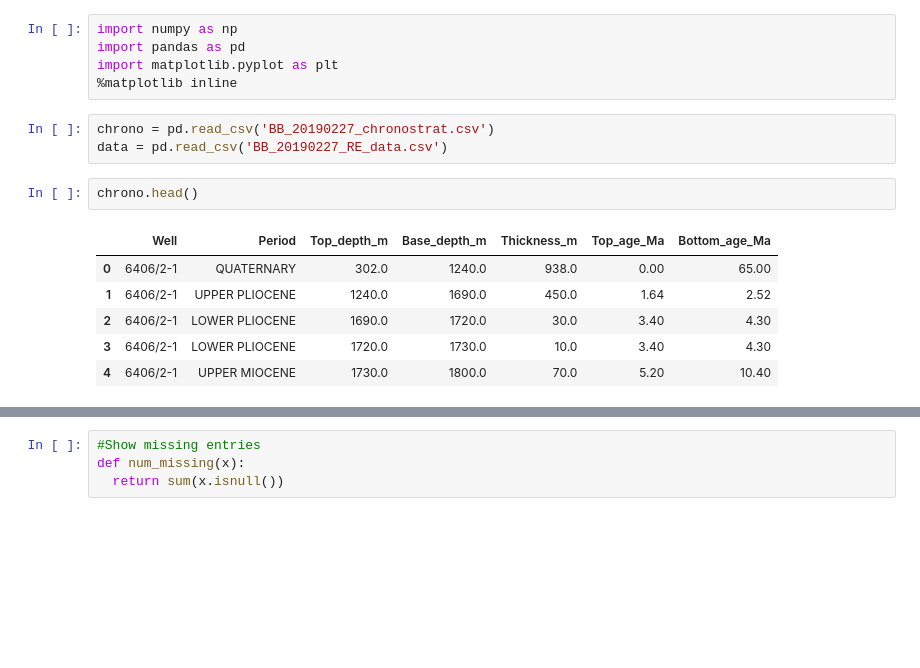
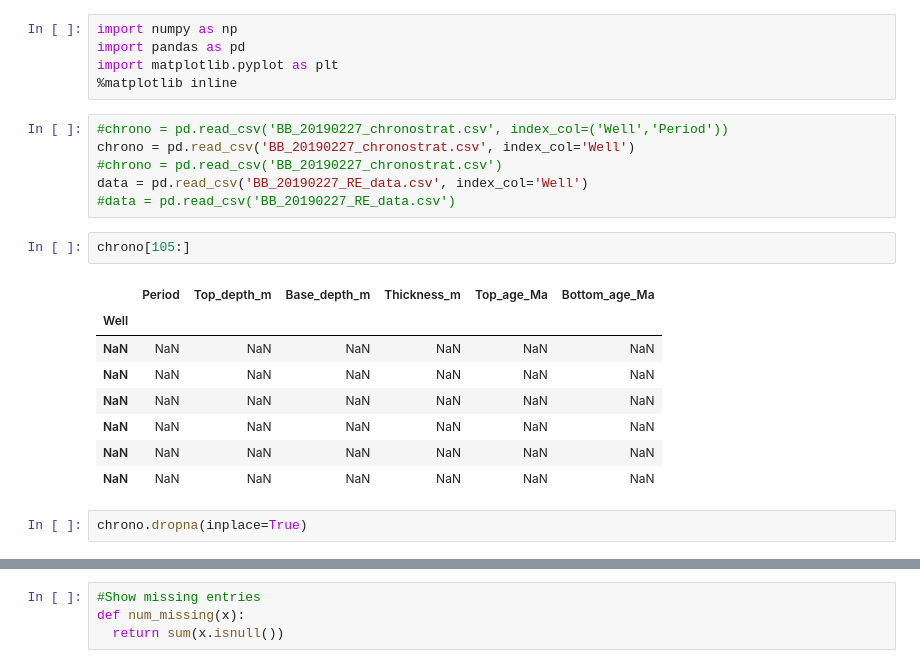
Before and after one commit to ABDunbar/Chronostrat-RE-data-merge, a Jupyter notebook: Chrono_RE_data_combine.ipynb, the cells around one changed output, grey strips where cells are left out. Cells and saved outputs as stored; diff of their text form; blank space fills up the shorter version.

```diff
--- a/Chrono_RE_data_combine.ipynb
+++ b/Chrono_RE_data_combine.ipynb
@@ -3,15 +3,22 @@ import numpy as np
 import pandas as pd
 import matplotlib.pyplot as plt
 %matplotlib inline
-# %%
-chrono = pd.read_csv('BB_20190227_chronostrat.csv')
-data = pd.read_csv('BB_20190227_RE_data.csv')
+# %%
+#chrono = pd.read_csv('BB_20190227_chronostrat.csv', index_col=('Well','Period'))
+chrono = pd.read_csv('BB_20190227_chronostrat.csv', index_col='Well')
+#chrono = pd.read_csv('BB_20190227_chronostrat.csv')
+data = pd.read_csv('BB_20190227_RE_data.csv', index_col='Well')
+#data = pd.read_csv('BB_20190227_RE_data.csv')
 # %%
-chrono.head()
+chrono[105:]
 # %% [output]
-|  | Well | Period | Top_depth_m | Base_depth_m | Thickness_m | Top_age_Ma | Bottom_age_Ma |
-| 0 | 6406/2-1 | QUATERNARY | 302.0 | 1240.0 | 938.0 | 0.00 | 65.00 |
-| 1 | 6406/2-1 | UPPER PLIOCENE | 1240.0 | 1690.0 | 450.0 | 1.64 | 2.52 |
-| 2 | 6406/2-1 | LOWER PLIOCENE | 1690.0 | 1720.0 | 30.0 | 3.40 | 4.30 |
-| 3 | 6406/2-1 | LOWER PLIOCENE | 1720.0 | 1730.0 | 10.0 | 3.40 | 4.30 |
-| 4 | 6406/2-1 | UPPER MIOCENE | 1730.0 | 1800.0 | 70.0 | 5.20 | 10.40 |
+|  | Period | Top_depth_m | Base_depth_m | Thickness_m | Top_age_Ma | Bottom_age_Ma |
+| Well |  |  |  |  |  |  |
+| NaN | NaN | NaN | NaN | NaN | NaN | NaN |
+| NaN | NaN | NaN | NaN | NaN | NaN | NaN |
+| NaN | NaN | NaN | NaN | NaN | NaN | NaN |
+| NaN | NaN | NaN | NaN | NaN | NaN | NaN |
+| NaN | NaN | NaN | NaN | NaN | NaN | NaN |
+| NaN | NaN | NaN | NaN | NaN | NaN | NaN |
+# %%
+chrono.dropna(inplace=True)
```
Also changed, not shown: parts of 32 cells of this notebook, 1 other file.
